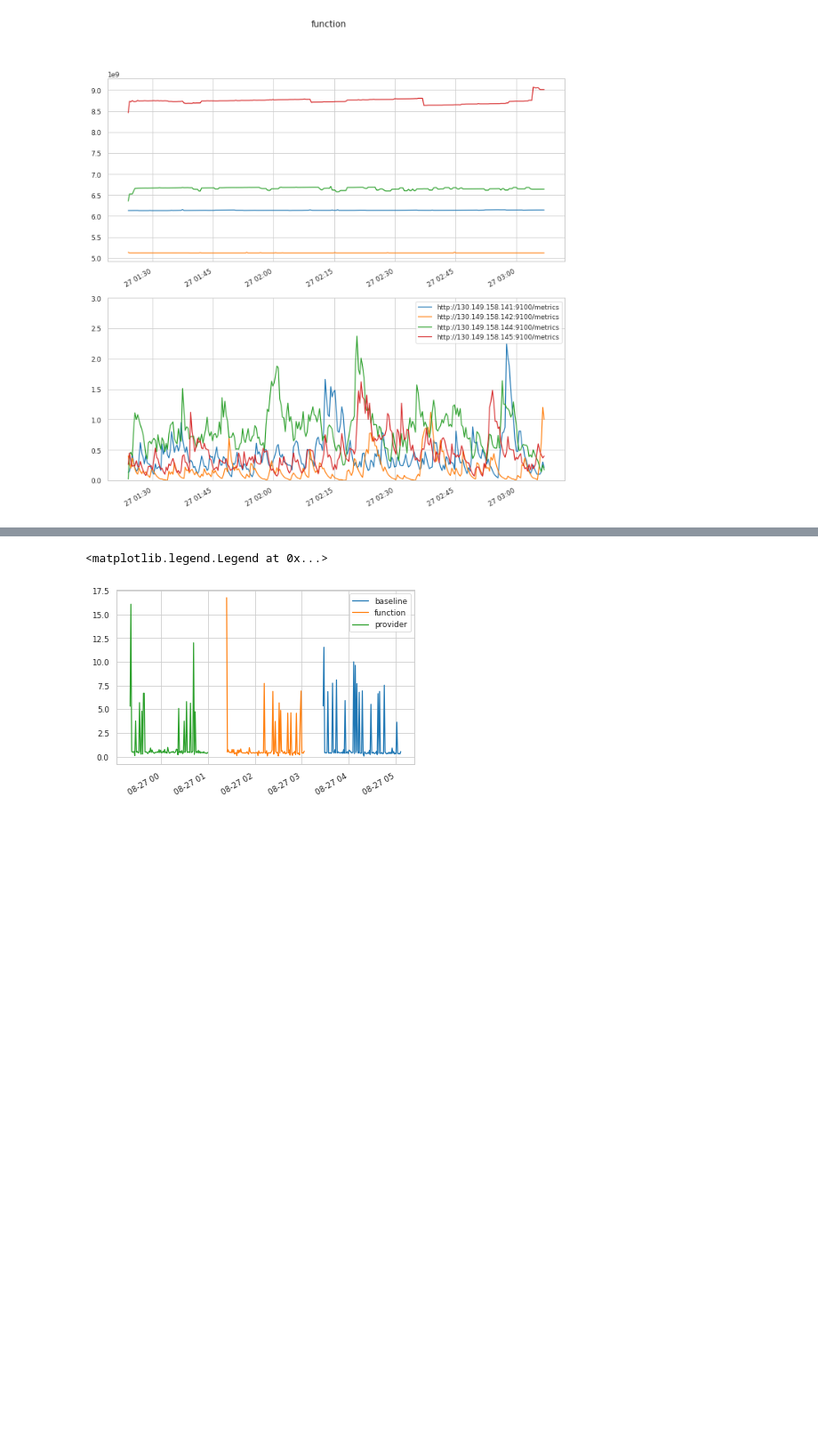
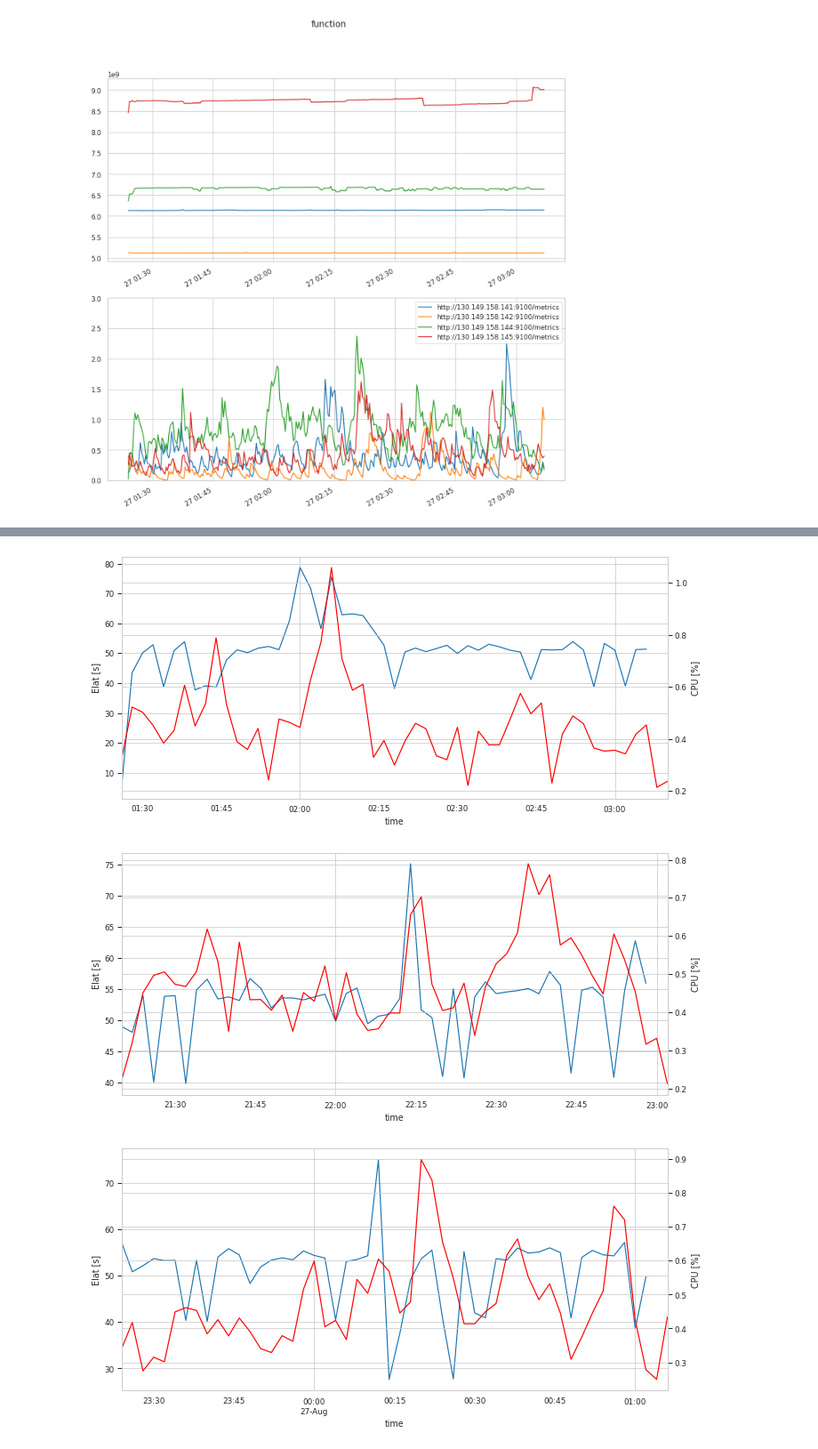
Before and after one commit to tawalaya/tracing_data, a Jupyter notebook: Plots.ipynb, the cells around one changed output, grey strips where cells are left out. Shown at 89% size. Saved outputs shown, nothing was run; the diff lists cells and outputs as text; code cells hidden in the pictures; blank space fills up the shorter version.

Commit message:
update plots

```diff
--- a/Plots.ipynb
+++ b/Plots.ipynb
@@ -62,6 +61,20 @@ activations.groupby(["experiment"])["ELat"].describe()
-# %%
-activations.set_index("start").groupby(["experiment"]).resample("5m")["ELat"].plot()
-plt.legend()
-# %% [output]
-<matplotlib.legend.Legend at 0x...>
-[figure, removed]
+# %%
+for exp in experimentes:
+    fig = plt.figure(figsize=(11,5))
+    gs = fig.add_gridspec(ncols=1, nrows=1,hspace=0.20)
+    X = activations[activations["experiment"] == exp]
+    ax = fig.add_subplot(gs[0])
+    X.set_index("start").resample("2min")["ELat"].mean().plot(ax=ax)
+    ax.set_ylabel("Elat [s]")
+    ax.set_xlabel("time")
+    X = perfromance[perfromance["experiment"] == exp]
+    X.index = X.index.shift(-2,freq="h")
+    cpu = X.resample("2min")["node_load1"].mean()
+    ax = ax.twinx()
+    ax.set_ylabel("CPU [%]")
+
+    cpu.plot(ax=ax,color="r")
+# %% [output]
+[figure, added]
+[figure, added]
+[figure, added]
```
Also changed, not shown: parts of 2 cells of this notebook.
